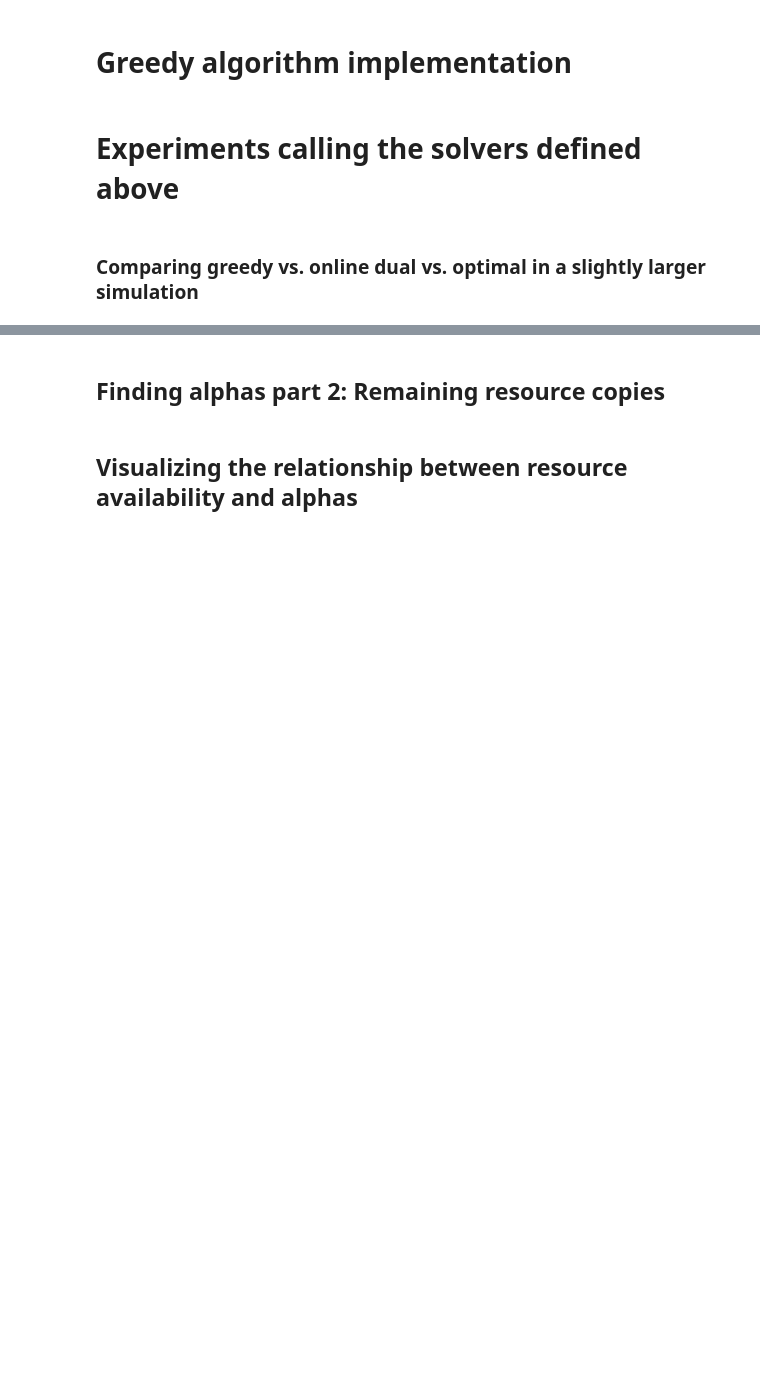
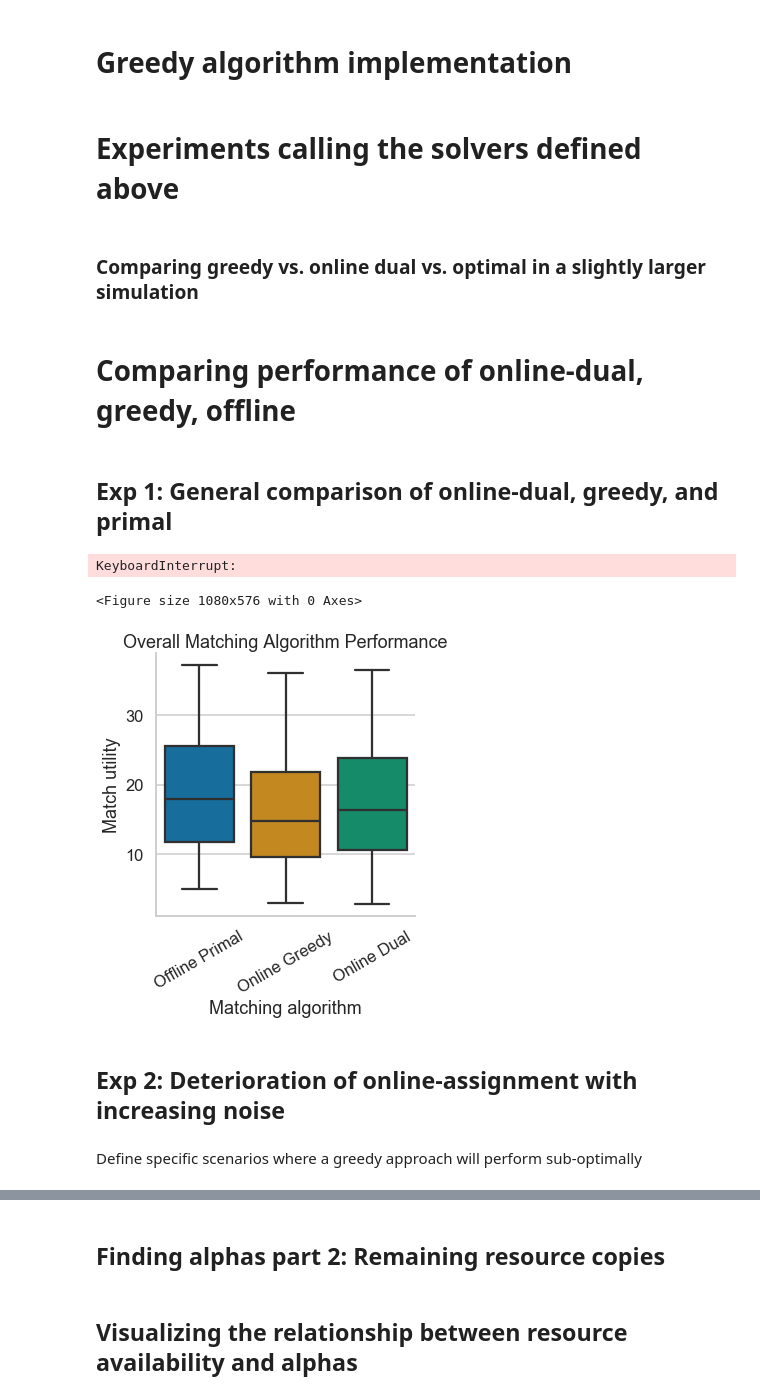
Before and after one commit to lguerdan/dynamic-matching-solver, a Jupyter notebook: dynamic_matching_solvers.ipynb, the cells around one changed output, grey strips where cells are left out. Drawn from its saved outputs; the diff is of its cells as text; code cells hidden in the pictures; blank space fills up the shorter version.

```diff
--- a/dynamic_matching_solvers.ipynb
+++ b/dynamic_matching_solvers.ipynb
@@ -144,7 +129,7 @@ def sum_alpha_it(alphas,i,t):
 To make the dual constraint matrix:
 - Create a constraint map to see which alphas/betas apply at a given location in the primal. Each valid location will correspond to a constraint in the dual, and the variables == 1 will be those in the `cmap[i][j][t]`
 # %%
-def primal_constraint_matrix(valid_matches, I,J,T):
+def primal_constraint_matrix(valid_matches,I,J,T,k):
 
     constraints = np.zeros((T*I+J,valid_matches.size),dtype=np.float128)
     cix = 0
@@ -172,7 +157,7 @@ def primal_constraint_matrix(valid_matches, I,J,T):
     return constraints
 
 
-def dual_constraint_matrix(valid_matches,pairing_weights,I,J,T):
+def dual_constraint_matrix(valid_matches,pairing_weights,I,J,T,k):
     '''
     Dual constraint matrix: Number IJT positions * number dual variables
              - Each row corresponds to an IJT position in the grid
@@ -431,2 +420,4 @@ def create_tableau_exp1(I,J,T,arrivals,match_weights=[]):
 
     return valid_matches, pairing_weights
+# %% [markdown]
+# Comparing performance of online-dual, greedy, offline
@@ -432,0 +562,25 @@ def create_tableau_exp1(I,J,T,arrivals,match_weights=[]):
+# %% [markdown]
+## Exp 1: General comparison of online-dual, greedy, and primal
+# %%
+J=60
+I=3
+d=2
+T = J+d
+
+smrs, po2, oo2, go2 = compare_smr(I,J,T)
+# %% [output]
+KeyboardInterrupt:
+# %%
+rundf= pd.DataFrame({'Offline Primal': po2,'Online Greedy': go2, 'Online Dual' : oo2})
+plt.figure(figsize=(15,8))
+ax = sns.catplot(x="variable", y="value",  data=pd.melt(rundf), kind='box')
+ax.set(xlabel='Matching algorithm', ylabel='Match utility', title=f'Overall Matching Algorithm Performance')
+ax.set_xticklabels(rotation=30)
+plt.show()
+# %% [output]
+<Figure size 1080x576 with 0 Axes>
+[figure, added]
+# %% [markdown]
+## Exp 2: Deterioration of online-assignment with increasing noise
+# %% [markdown]
+Define specific scenarios where a greedy approach will perform sub-optimally
```
Also changed, not shown: parts of 56 cells of this notebook, 5 other files.
